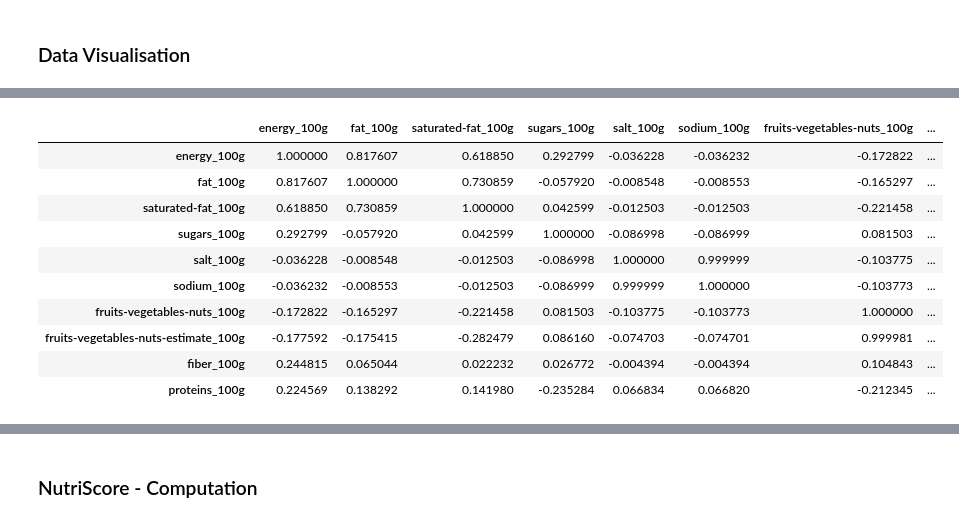
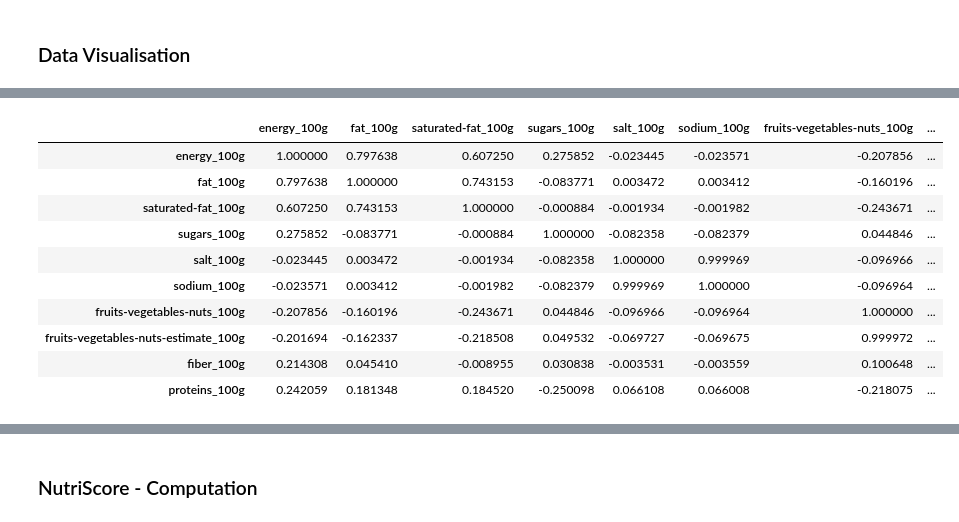
Before and after one commit to gmathez/Project_ADA_2018_Bruttin_Mathez_Petitpierre, a Jupyter notebook: Millestone_2.ipynb, the cells around one changed output, grey strips where cells are left out. Drawn from its saved outputs; the diff is of its cells as text; code cells hidden in the pictures.

```diff
--- a/Millestone_2.ipynb
+++ b/Millestone_2.ipynb
@@ -88,6 +128,6 @@ For proteins_100g, 85.551 % is complete
 # %%
 def Compute_energy(Fat, Sugar, Prot, Fiber, Marge):
-    '''Compute energy with a marge of 100 kJ'''
+    '''Compute energy with a marge in kJ source : https://en.wikipedia.org/wiki/Food_energy'''
 
     energy = (37 * Fat + 17 * (Sugar + Prot) + 8 * Fiber) - Marge
     if energy < 0:
@@ -111,14 +151,14 @@ def Coherent_value(df):
                 df.iat[i, column] = np.nan
 
         # Salt / Sodium
-        if isnan(df.iat[i, 6]):
-            if ~isnan(df.iat[i, 7]):
+        if np.isnan(df.iat[i, 6]):
+            if ~np.isnan(df.iat[i, 7]):
                 if ((df.iat[i, 7] * 2.5) <= 100):
                     df.iat[i, 6] = df.iat[i, 7] * 2.5 # Salt = Sodium * 2.5
                 else:
                     df.iat[i, 7] = np.nan # Sodium must be a error value
         else:
-            if isnan(df.iat[i, 7]):
+            if np.isnan(df.iat[i, 7]):
                 if ((df.iat[i, 6] / 2.5) <= 100):
                     df.iat[i, 7] = df.iat[i, 6] / 2.5 # Sodium = Salt / 2.5
                 else:
@@ -129,28 +169,28 @@ def Coherent_value(df):
             df.iat[i, 3] = df.iat[i, 4]
 
         # Fruit-Vegetables-Nut Real / Estimate
-        if ~isnan(df.iat[i, 8]) & isnan(df.iat[i, 9]):
+        if ~np.isnan(df.iat[i, 8]) & np.isnan(df.iat[i, 9]):
             df.iat[i, 9] = df.iat[i, 8] #Estimate fruits-vegetables-nuts = Real
-        if ~isnan(df.iat[i, 8]) & (df.iat[i, 9] > df.iat[i, 8]):
+        if ~np.isnan(df.iat[i, 8]) & (df.iat[i, 9] > df.iat[i, 8]):
             df.iat[i, 9] = df.iat[i, 8]
 
         # Energy
         Fat, Sugar, Prot, Fiber = 0,0,0, 0
-        if ~isnan(df.iat[i, 3]):
+        if ~np.isnan(df.iat[i, 3]):
             Fat = df.iat[i, 3]
 
-        if ~isnan(df.iat[i, 5]):
+        if ~np.isnan(df.iat[i, 5]):
             Sugar = df.iat[i, 5]
 
-        if ~isnan(df.iat[i, 11]):
+        if ~np.isnan(df.iat[i, 11]):
             Prot = df.iat[i, 11]
 
-        if ~isnan(df.iat[i, 10]):
+        if ~np.isnan(df.iat[i, 10]):
             Fiber = df.iat[i, 10]
 
         energy_comput = Compute_energy(Fat, Sugar, Prot, Fiber, 150)
 
-        if isnan(df.iat[i, 2]) | (df.iat[i, 2] < energy_comput):
+        if np.isnan(df.iat[i, 2]) | (df.iat[i, 2] < energy_comput):
             df.iat[i, 2] = energy_comput
 
     return df
@@ -486,12 +570,12 @@ df_to_complete = df_to_complete.drop('categories_tags_y', axis = 1)
 df_to_complete = df_to_complete.rename(columns = {'categories_tags_x' : 'categories_tags'})
 df_to_complete.to_csv('completed.csv')
 # %%
-data_food_from_csv = pd.read_csv('completed.csv', delimiter = ',', low_memory = False, index_col = 0)
+data_food_from_csv = pd.read_csv(DATA_FOLDER + 'completed.csv', delimiter = ',', low_memory = False, index_col = 0)
 
 data_food_missing = data_food[['product_name', 'sodium_100g']]
 
-data_food_complete = data_food_missing.join(data_food_from_csv)
+data_food_complete = pd.merge(data_food_from_csv,data_food_missing, on = 'code' )
 data_food_complete = data_food_complete[column_for_data_food].copy()
 
-data_food = Coherent_value(data_food_complete)
+data_food_final = Coherent_value(data_food_complete)
 # %%
@@ -528,17 +636,17 @@ for index in range(2, len(data_food.columns)):
 # %%
-data_food.corr(method ='pearson')
+data_food_final.corr(method ='pearson')
 # %% [output]
 |  | energy_100g | fat_100g | saturated-fat_100g | sugars_100g | salt_100g | sodium_100g | fruits-vegetables-nuts_100g | ... |
-| energy_100g | 1.000000 | 0.817607 | 0.618850 | 0.292799 | -0.036228 | -0.036232 | -0.172822 | ... |
-| fat_100g | 0.817607 | 1.000000 | 0.730859 | -0.057920 | -0.008548 | -0.008553 | -0.165297 | ... |
-| saturated-fat_100g | 0.618850 | 0.730859 | 1.000000 | 0.042599 | -0.012503 | -0.012503 | -0.221458 | ... |
-| sugars_100g | 0.292799 | -0.057920 | 0.042599 | 1.000000 | -0.086998 | -0.086999 | 0.081503 | ... |
-| salt_100g | -0.036228 | -0.008548 | -0.012503 | -0.086998 | 1.000000 | 0.999999 | -0.103775 | ... |
-| sodium_100g | -0.036232 | -0.008553 | -0.012503 | -0.086999 | 0.999999 | 1.000000 | -0.103773 | ... |
-| fruits-vegetables-nuts_100g | -0.172822 | -0.165297 | -0.221458 | 0.081503 | -0.103775 | -0.103773 | 1.000000 | ... |
-| fruits-vegetables-nuts-estimate_100g | -0.177592 | -0.175415 | -0.282479 | 0.086160 | -0.074703 | -0.074701 | 0.999981 | ... |
-| fiber_100g | 0.244815 | 0.065044 | 0.022232 | 0.026772 | -0.004394 | -0.004394 | 0.104843 | ... |
-| proteins_100g | 0.224569 | 0.138292 | 0.141980 | -0.235284 | 0.066834 | 0.066820 | -0.212345 | ... |
+| energy_100g | 1.000000 | 0.797638 | 0.607250 | 0.275852 | -0.023445 | -0.023571 | -0.207856 | ... |
+| fat_100g | 0.797638 | 1.000000 | 0.743153 | -0.083771 | 0.003472 | 0.003412 | -0.160196 | ... |
+| saturated-fat_100g | 0.607250 | 0.743153 | 1.000000 | -0.000884 | -0.001934 | -0.001982 | -0.243671 | ... |
+| sugars_100g | 0.275852 | -0.083771 | -0.000884 | 1.000000 | -0.082358 | -0.082379 | 0.044846 | ... |
+| salt_100g | -0.023445 | 0.003472 | -0.001934 | -0.082358 | 1.000000 | 0.999969 | -0.096966 | ... |
+| sodium_100g | -0.023571 | 0.003412 | -0.001982 | -0.082379 | 0.999969 | 1.000000 | -0.096964 | ... |
+| fruits-vegetables-nuts_100g | -0.207856 | -0.160196 | -0.243671 | 0.044846 | -0.096966 | -0.096964 | 1.000000 | ... |
+| fruits-vegetables-nuts-estimate_100g | -0.201694 | -0.162337 | -0.218508 | 0.049532 | -0.069727 | -0.069675 | 0.999972 | ... |
+| fiber_100g | 0.214308 | 0.045410 | -0.008955 | 0.030838 | -0.003531 | -0.003559 | 0.100648 | ... |
+| proteins_100g | 0.242059 | 0.181348 | 0.184520 | -0.250098 | 0.066108 | 0.066008 | -0.218075 | ... |
 # %%
 plt_with_energy = [3, 5, 10, 11]
 
```
Also changed, not shown: parts of 42 cells of this notebook.
